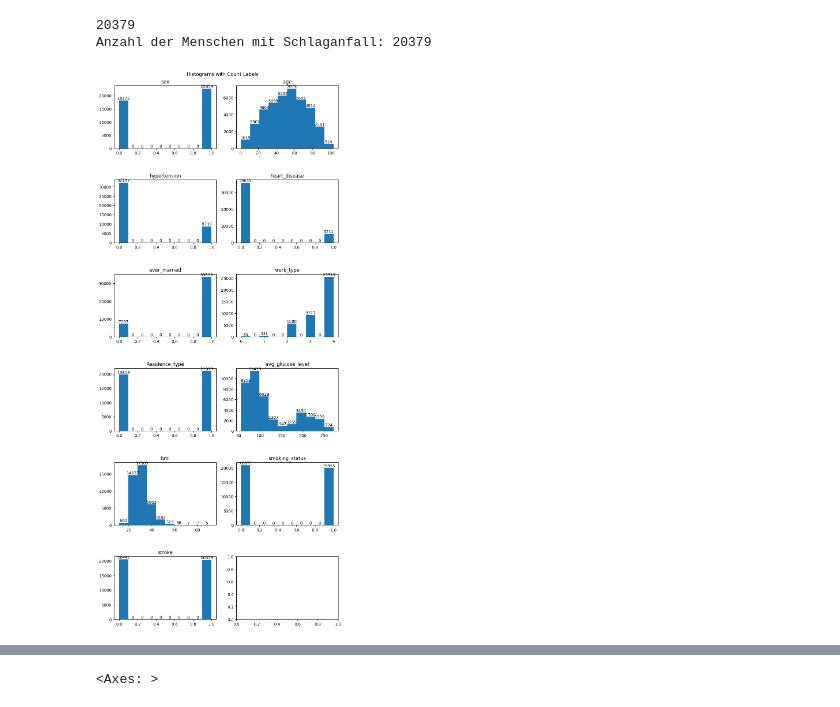
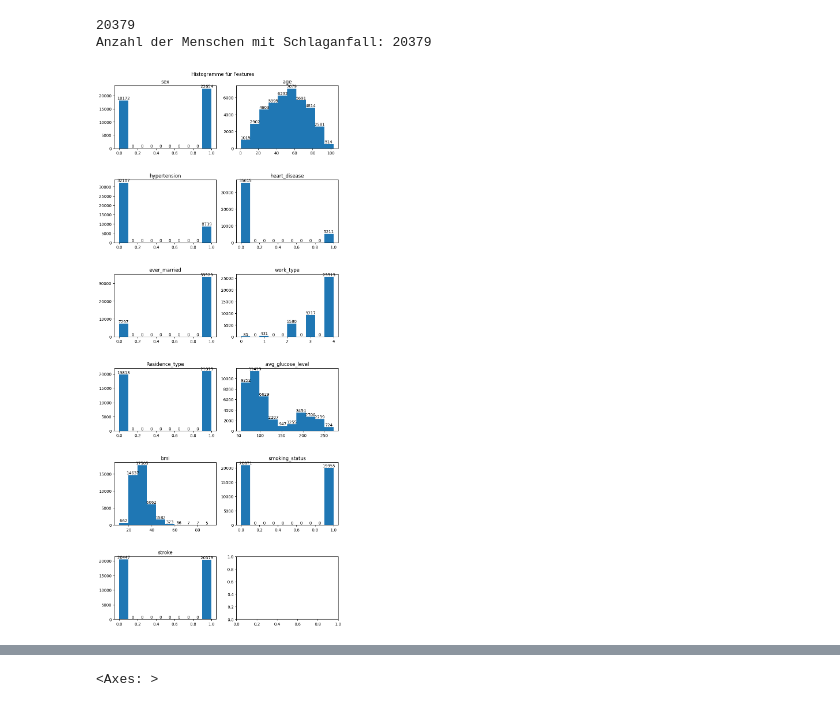
Before and after one commit to NoemiSchweikle/projektarbeit_digethic_noemi, a Jupyter notebook: src/projekt.ipynb, the cells around one changed output, grey strips where cells are left out. Drawn from its saved outputs; the diff is of its cells as text; code cells hidden in the pictures.

```diff
--- a/src/projekt.ipynb
+++ b/src/projekt.ipynb
@@ -190,27 +186,23 @@ print("Anzahl der Menschen mit Schlaganfall:", anzahl_mit_schlaganfall)
 Anzahl der Menschen mit Schlaganfall: 20379
 # %%
 #Plotten der Subplots als Übersicht über Datensatz
-#fig, axs = plt.subplots(len(data.columns), 1, figsize=(10,25))
-
-num_columns = len(data.columns)  # Get the number of columns
-num_rows = math.ceil(num_columns / 2)  # Calculate the number of rows needed
+num_columns = len(data.columns)  #Anzahl an Spalten
+num_rows = math.ceil(num_columns / 2)  #Benötigte Anzahl an Zeilen
 fig, axs = plt.subplots(num_rows, 2, figsize=(10,4*num_rows),
                         gridspec_kw = {'hspace':0.5, 'wspace': 0.2})
-#fig, axs = plt.subplots(len(data.columns) // 2, 2, figsize=(10, 25),
-#                        gridspec_kw={'hspace': 0.2, 'wspace': 0.2})
-fig.suptitle('Histograms with Count Labels', y = 0.9)
+fig.suptitle('Histogramme für Features', y = 0.9)
 axs = axs.flatten()
 
 
 for i in range(len(data.columns)):
     axs[i].hist(data[data.columns[i]])
     axs[i].set_title(data.columns[i])
 
     for j, patch in enumerate(axs[i].patches):
         x = patch.get_x() + patch.get_width() / 2
         y = patch.get_height()
         axs[i].text(x, y, str(int(y)), ha='center', va='bottom')
 
 plt.show()
 # %% [output]
-[figure, old version]
+[figure, new version]
```
Also changed, not shown: parts of 25 cells of this notebook, 3 other files.
